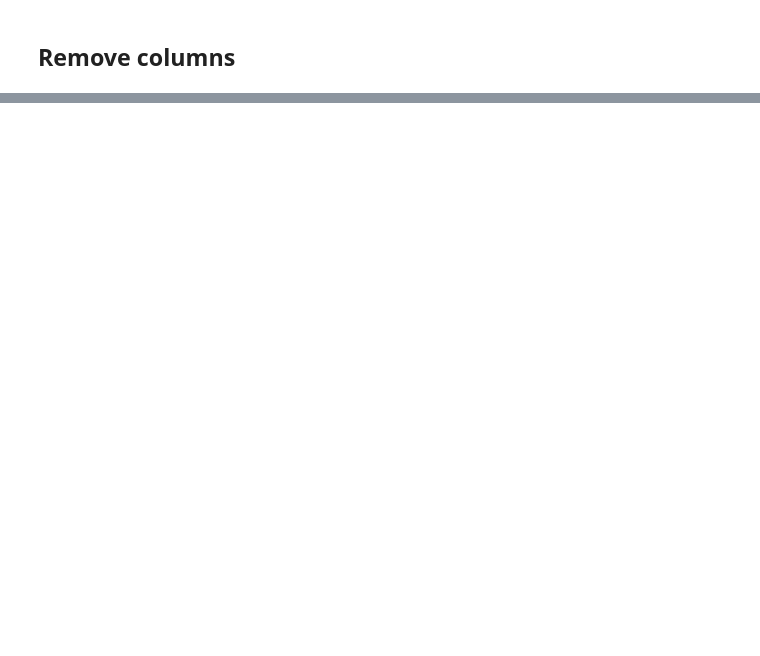
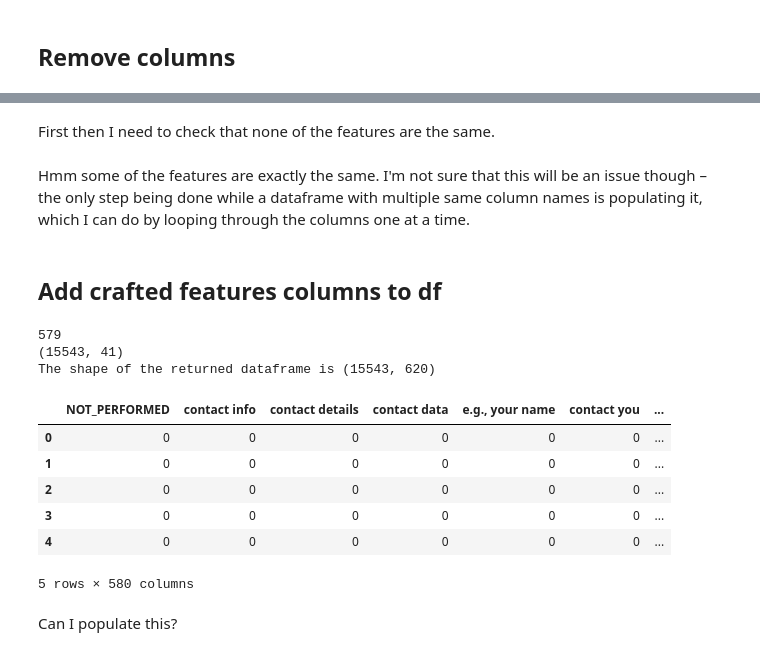
Before and after one commit to calhinchcliffe/nlp_privacy_policies, a Jupyter notebook: EDA and Modelling/7_manipulation_for_MAPS_replication.ipynb, the cells around one changed output, grey strips where cells are left out. Drawn from its saved outputs; the diff is of its cells as text; code cells hidden in the pictures; blank space fills up the shorter version.

Commit message:
Finished manipulations including adding crafted features

```diff
--- a/EDA and Modelling/7_manipulation_for_MAPS_replication.ipynb
+++ b/EDA and Modelling/7_manipulation_for_MAPS_replication.ipynb
@@ -520,0 +662,5 @@ get_features_for_practices()
+# %%
+prefix_features_series = pd.Series(range(len(annotation_features)))
+# %%
+for row in range(len(annotation_features)):
+    prefix_features_series[row] = [annotation_features.loc[row,"annotation"]+"__"+ feature for feature in annotation_features.loc[row,"features"] ]
@@ -520,0 +698,28 @@ get_features_for_practices()
+# %% [markdown]
+First then I need to check that none of the features are the same.
+# %%
+list_all_crafted_features = [feature for row in annotation_features['features'] for feature in row]
+# %% [markdown]
+Hmm some of the features are exactly the same.  I'm not sure that this will be an issue though – the only step being done while a dataframe with multiple same column names is populating it, which I can do by looping through the columns one at a time.
+# %% [markdown]
+## Add crafted features columns to df
+# %%
+print(len(list_all_crafted_features))
+print(segment_annots_df.shape)
+crafted_features_df = priv_pol_funcs.add_empty_annotation_columns(segment_annots_df, list_all_crafted_features)
+# %% [output]
+579
+(15543, 41)
+The shape of the returned dataframe is (15543, 620)
+# %%
+crafted_features_df.iloc[:,40:].head(5)
+# %% [output]
+|  | NOT_PERFORMED | contact info | contact details | contact data | e.g., your name | contact you | ... |
+| 0 | 0 | 0 | 0 | 0 | 0 | 0 | ... |
+| 1 | 0 | 0 | 0 | 0 | 0 | 0 | ... |
+| 2 | 0 | 0 | 0 | 0 | 0 | 0 | ... |
+| 3 | 0 | 0 | 0 | 0 | 0 | 0 | ... |
+| 4 | 0 | 0 | 0 | 0 | 0 | 0 | ... |
+5 rows × 580 columns
+# %% [markdown]
+Can I populate this?
```
Also changed, not shown: parts of 93 cells of this notebook.
